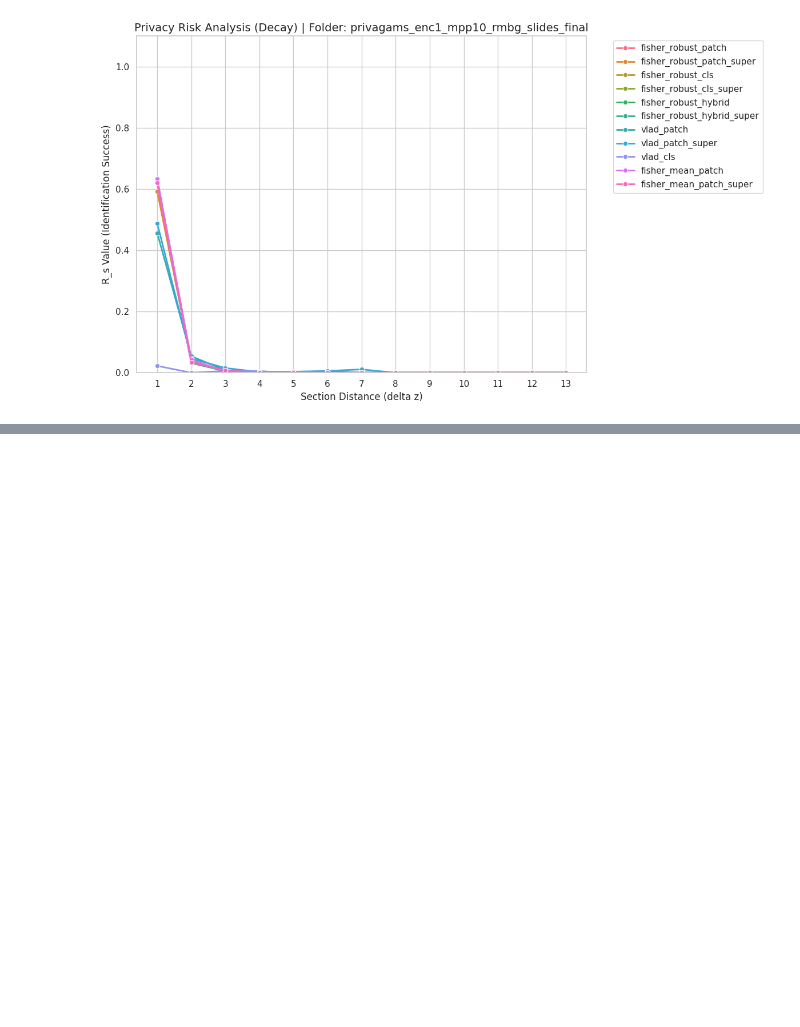
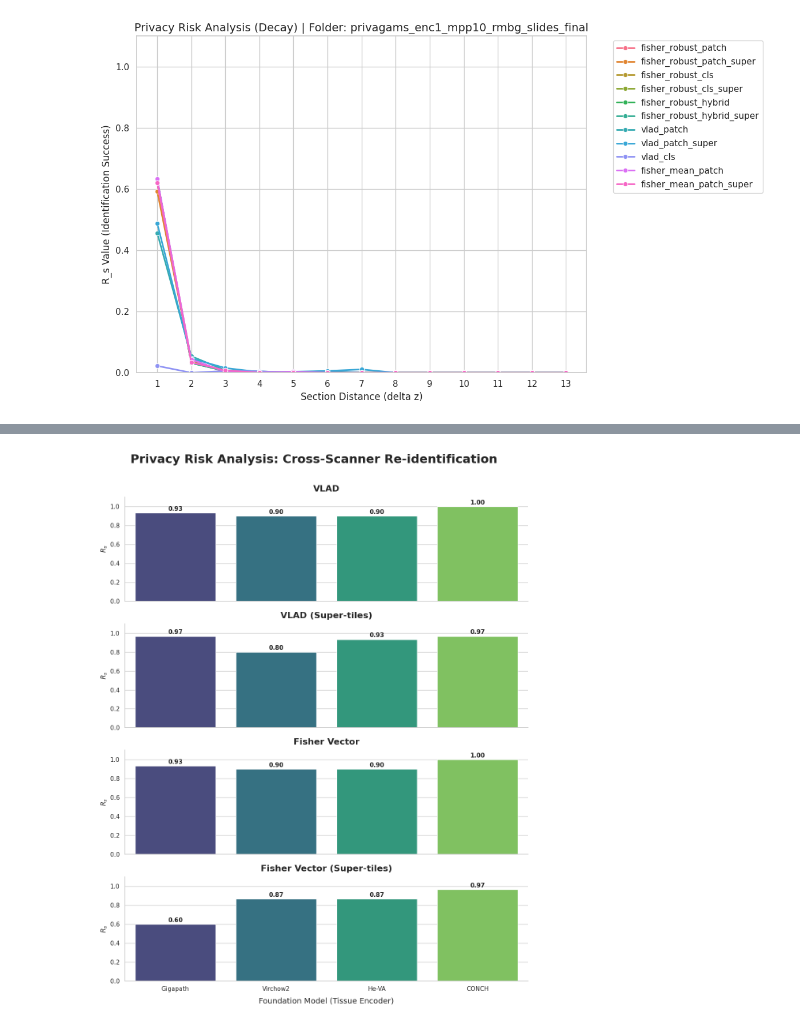
Before and after one commit to RationAI/similarity, a Jupyter notebook: examples/analyze.ipynb, the cells around one changed output, grey strips where cells are left out. Cells and saved outputs as stored; diff of their text form; code cells hidden in the pictures; blank space fills up the shorter version.

Commit message:
feat: added cross scanner analysis

```diff
--- a/examples/analyze.ipynb
+++ b/examples/analyze.ipynb
@@ -1124,0 +1127,12 @@ else:
+# %%
+enc = ["0", "1", "2", "3"]
+mpp = ["10"]
+
+emb_col = [
+    "vlad_default",
+    "vlad_default_super",
+    "fisher_default",
+    "fisher_default_super",
+]
+
+types = ["prostate", "breast", "colon"]
@@ -1124,0 +1364,84 @@ else:
+# %%
+import matplotlib.pyplot as plt
+import seaborn as sns
+
+if not df_results.empty:
+    # --- 1. MAPOVÁNÍ NÁZVŮ ---
+    nice_method_names = {
+        "vlad_default": "VLAD",
+        "vlad_default_super": "VLAD (Super-tiles)",
+        "fisher_default": "Fisher Vector",
+        "fisher_default_super": "Fisher Vector (Super-tiles)"
+    }
+
+    # Encoder mapping (uprav podle reality)
+    nice_encoder_names = {
+        "Encoder 0": "Gigapath",
+        "Encoder 1": "Virchow2",
+        "Encoder 2": "He-VA",
+        "Encoder 3": "CONCH"
+    }
+
+    df_results['method_nice'] = df_results['method'].map(nice_method_names).fillna(df_results['method'])
+    df_results['encoder_name'] = df_results['enc'].map(nice_encoder_names).fillna(df_results['enc'])
+
+    # Seřazení metod, aby šly v logickém pořadí pod sebou
+    methods_order = ["VLAD", "VLAD (Super-tiles)", "Fisher Vector", "Fisher Vector (Super-tiles)"]
+    df_results['method_nice'] = pd.Categorical(df_results['method_nice'], categories=methods_order, ordered=True)
+    df_results = df_results.sort_values(['method_nice', 'enc'])
+
+    # --- 2. GRAF (Layout 1x4 pro A4) ---
+    sns.set_theme(style="whitegrid")
+
+    # col_wrap=1 zajistí, že budou pod sebou
+    # aspect=3 zajistí, že grafy budou široké a nízké, což na A4 vypadá skvěle
+    g = sns.catplot(
+        data=df_results,
+        x="encoder_name",
+        y="rs_value",
+        col="method_nice",
+        hue="encoder_name",
+        kind="bar",
+        height=3.5,     # Výška jednoho podgrafu
+        aspect=3.2,     # Poměr šířka/výška (široké nudle pod sebou)
+        col_wrap=1,     # Vše v jednom sloupci
+        sharey=True,
+        palette="viridis",
+        errorbar=None,
+        legend=False
+    )
+
+    # --- 3. KOSMETIKA ---
+    g.set_titles(col_template="{col_name}")
+
+    for ax in g.axes.flat:
+        # Název metody vpravo nahoře nebo uprostřed
+        ax.set_title(ax.get_title(), fontsize=16, fontweight='bold', pad=10)
+        ax.set_ylabel("$R_s$", fontsize=12)
+        ax.set_xlabel("") # Odstraníme popisky osy X u horních grafů pro čistotu
+        ax.set_ylim(0, 1.1)
+
+        # Hodnoty nad sloupce
+        for p in ax.patches:
+            val = p.get_height()
+            if val > 0:
+                ax.annotate(f'{val:.2f}',
+                            (p.get_x() + p.get_width() / 2., val),
+                            ha='center', va='center',
+                            xytext=(0, 7),
+                            textcoords='offset points',
+                            fontsize=11, fontweight='bold')
+
+    # Nastavíme popisek osy X jen pro úplně poslední graf
+    g.axes.flat[-1].set_xlabel("Foundation Model (Tissue Encoder)", fontsize=14, labelpad=10)
+
+    plt.suptitle("Privacy Risk Analysis: Cross-Scanner Re-identification",
+                 fontsize=22, fontweight='bold', y=1.01)
+
+    # Uložení přímo v rozměrech A4 (cca 8.27 x 11.69 palců)
+    # plt.gcf().set_size_inches(8.27, 11.69)
+
+    plt.tight_layout()
+    plt.show()
+# %% [output]
+[figure, added]
```
Also changed, not shown: parts of 5 cells of this notebook.
